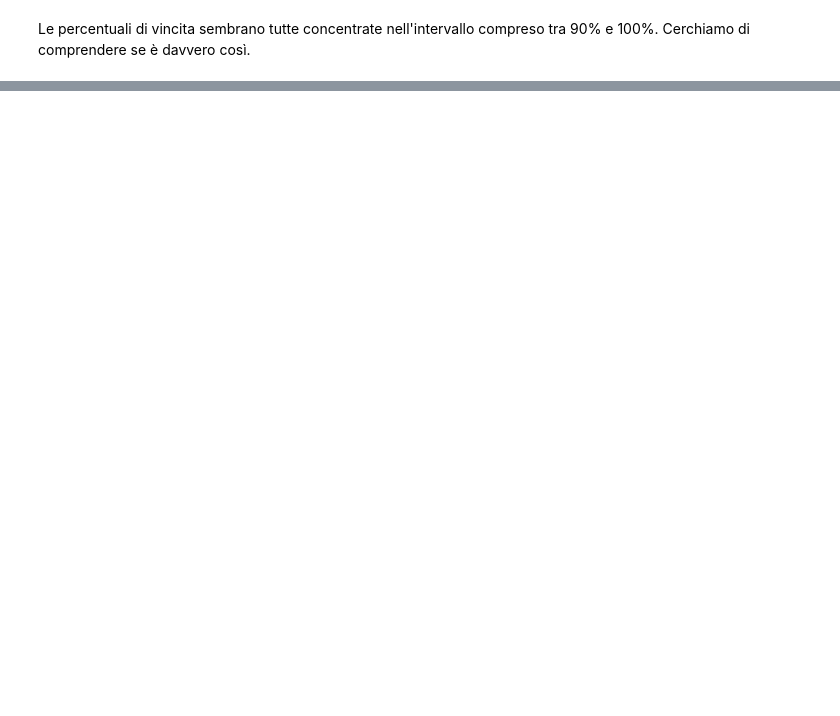
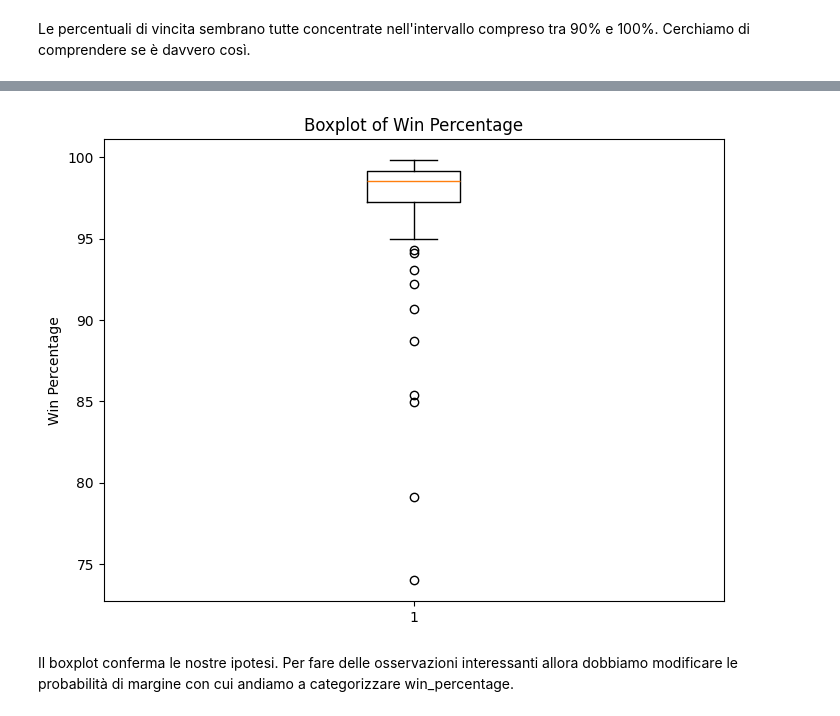
Before and after one commit to roby-ianny/IannelloSuffia_DataScienceProject, a Jupyter notebook: DataScienceProject.ipynb, the cells around one changed output, grey strips where cells are left out. Drawn from its saved outputs; the diff is of its cells as text; code cells hidden in the pictures; blank space fills up the shorter version.

```diff
--- a/DataScienceProject.ipynb
+++ b/DataScienceProject.ipynb
@@ -178,7 +220,10 @@ Verifichiamo che i nostri dati siano coerenti. Per prima cosa verifichiamo che p
 # %%
+
+wordle['Attempts'] = wordle['Attempts'].astype(int)
+
 def verify_length(row):
     # Get the length of the 'Text' array
-    text_length = len(row['Text'])
+    text_length = len(row['Match'])
 
     # Get the value in the 'Attempts' column
     attempts = row['Attempts']
@@ -189,4 +234,5 @@ def verify_length(row):
 # Count the number of rows where lengths do not match
 num_mismatched_rows = wordle.apply(verify_length, axis=1).sum()
 
-print("Number of rows where the number of elements in 'Text' is not equal to 'Attempts':", num_mismatched_rows)
+print("Number of rows where the number of elements in 'Match' is not equal to 'Attempts':", num_mismatched_rows)
+print("Total number of rows:", wordle.shape[0])
@@ -194,13 +243,11 @@ print("Number of rows where the number of elements in 'Text' is not equal to 'At
 Eliminiamo le righe dove c'è incoerenza.
 # %%
 # Create a boolean mask indicating whether the number of elements in 'Text' matches 'Attempts'
-mask = wordle.apply(lambda row: len(row['Text']) == row['Attempts'], axis=1)
+mask = wordle.apply(lambda row: len(row['Match']) == row['Attempts'], axis=1)
 
 # Drop the rows where the number of elements in 'Text' does not match 'Attempts'
 wordle = wordle[mask]
 
-# Now drop the 'Verify_Length' column
-wordle.drop(columns=['Verify_Length'], inplace=True)
-
 # Print the resulting DataFrame
+print(wordle.shape[0])
 wordle.head()
@@ -209,12 +264,12 @@ Ora che sappiamo che il numero di gruppi di quadrati consecutivi coincide sempre
 # %%
 def meets_conditions(row):
     # Check if any element in 'Text' contains five 🟩 or five 🟧 emojis
-    for i, text in enumerate(row['Text']):
-        if text.count('🟩') == 5 or text.count('🟧') == 5:
+    for i, text in enumerate(row['Match']):
+        if text.count('🟩') == 5: #or text.count('🟧') == 5:
             # Check if it's the last element of the array
-            if i == len(row['Text']) - 1:
+            if i == len(row['Match']) - 1:
                 # If the condition is met and it's the last element, check if it's the only one
-                num_matching_elements = sum(1 for t in row['Text'] if t.count('🟩') == 5 or t.count('🟧') == 5)
+                num_matching_elements = sum(1 for t in row['Match'] if t.count('🟩') == 5) #or t.count('🟧') == 5)
                 if num_matching_elements == 1:
                     return True
                 else:
@@ -228,3 +283,4 @@ wrong_rows = wordle[~wordle.apply(meets_conditions, axis=1)]
 
 # Apply the function to each row of the DataFrame to filter out rows that don't meet the conditions
 wordle = wordle[wordle.apply(meets_conditions, axis=1)]
+print(wordle.shape[0])
@@ -236,14 +301,14 @@ Terminiamo l'analisi creando una colonna 'Win' che ci indichi se una partita è
 # %%
 def verify_winning_rows(row):
     # Get the last element of the 'Text_Array'
-    last_element = row['Text'][-1]
+    last_element = row['Match'][-1]
 
     # Check if the last element contains five 🟩 or five 🟧 emojis
     if last_element.count('🟩') == 5 or last_element.count('🟧') == 5:
             # Check if the last element is the only one containing five 🟩 or five 🟧 emojis
-            num_matching_elements = sum(1 for text in row['Text'] if text.count('🟩') == 5 or text.count('🟧') == 5)
+            num_matching_elements = sum(1 for text in row['Match'] if text.count('🟩') == 5 or text.count('🟧') == 5)
             return num_matching_elements == 1
     return False
 
-wordle['Win'] = wordle.apply(verify_winning_rows, axis=1)
+wordle.loc[:, 'Win'] = wordle.apply(verify_winning_rows, axis=1)
 wordle.head()
@@ -276,0 +474,10 @@ print(win_percentage.median())
+# %%
+plt.figure(figsize=(8, 6))
+plt.boxplot(win_percentage)
+plt.title('Boxplot of Win Percentage')
+plt.ylabel('Win Percentage')
+plt.show()
+# %% [output]
+[figure, added]
+# %% [markdown]
+Il boxplot conferma le nostre ipotesi. Per fare delle osservazioni interessanti allora dobbiamo modificare le probabilità di margine con cui andiamo a categorizzare win_percentage.
```
Also changed, not shown: parts of 31 cells of this notebook.
